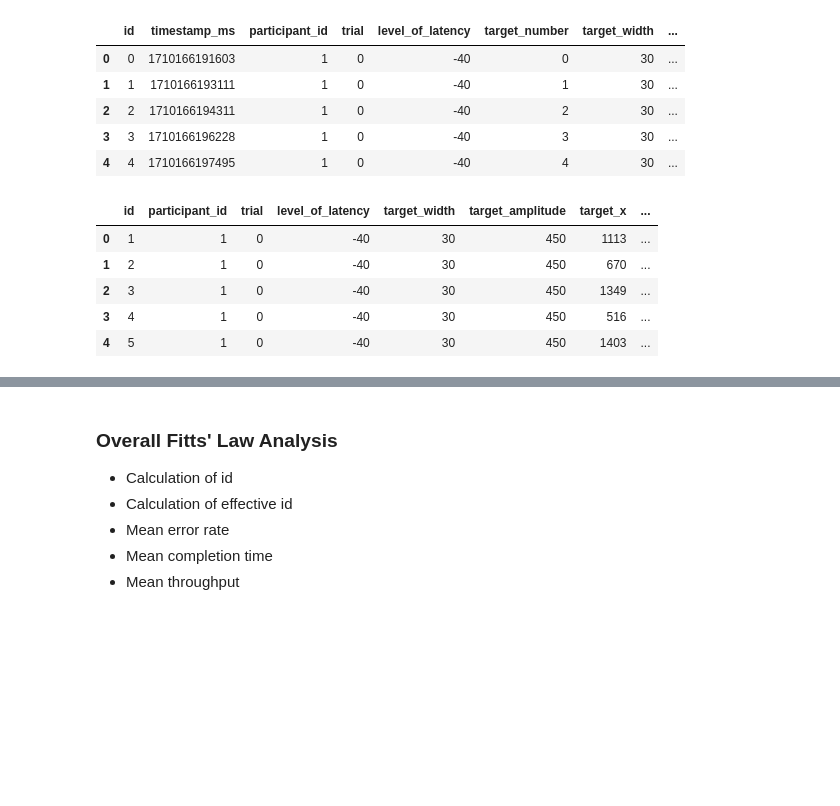
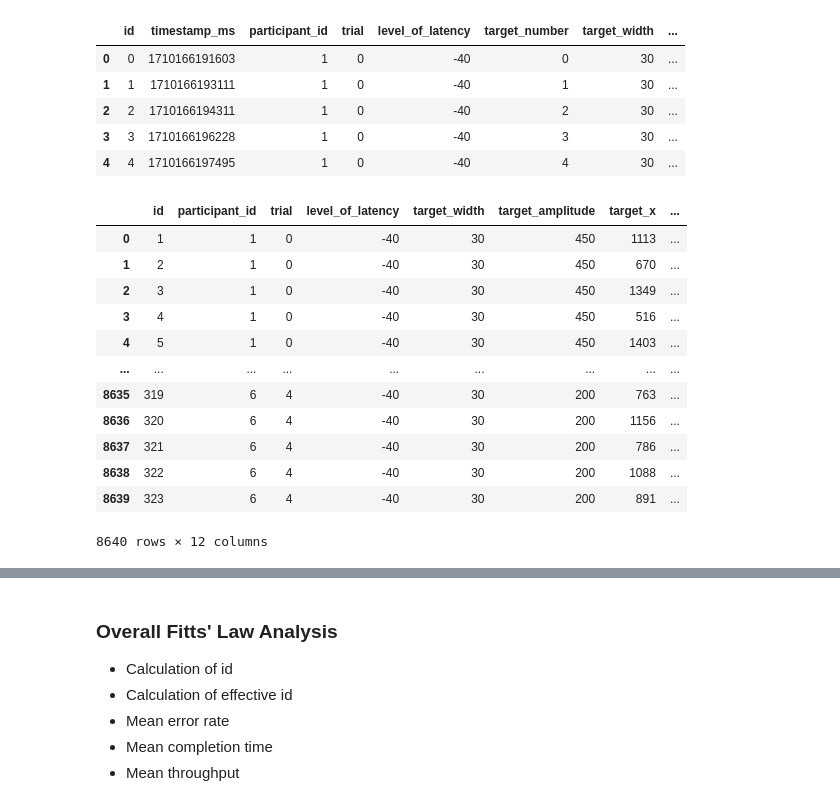
Before and after one commit to lucawoik/SpeedyMouseEvaluation, a Jupyter notebook: descriptive_analysis.ipynb, the cells around one changed output, grey strips where cells are left out. Cells and saved outputs as stored; diff of their text form; code cells hidden in the pictures; blank space fills up the shorter version.

```diff
--- a/descriptive_analysis.ipynb
+++ b/descriptive_analysis.ipynb
@@ -121,16 +122,23 @@ clicks_df.head()
 # %%
 # drop irrelevant columns
 clicks_df = clicks_df.drop(
     ["timestamp_ms", "target_number"], axis=1
 )
 # drop rows of first click in round (no fitts law task)
 clicks_df = clicks_df.drop(clicks_df.loc[clicks_df["id"] % 9 == 0].index, axis=0)
 clicks_df.reset_index(inplace=True, drop=True)
-clicks_df.head()
+clicks_df
 # %% [output]
 |  | id | participant_id | trial | level_of_latency | target_width | target_amplitude | target_x | ... |
 | 0 | 1 | 1 | 0 | -40 | 30 | 450 | 1113 | ... |
 | 1 | 2 | 1 | 0 | -40 | 30 | 450 | 670 | ... |
 | 2 | 3 | 1 | 0 | -40 | 30 | 450 | 1349 | ... |
 | 3 | 4 | 1 | 0 | -40 | 30 | 450 | 516 | ... |
 | 4 | 5 | 1 | 0 | -40 | 30 | 450 | 1403 | ... |
+| ... | ... | ... | ... | ... | ... | ... | ... | ... |
+| 8635 | 319 | 6 | 4 | -40 | 30 | 200 | 763 | ... |
+| 8636 | 320 | 6 | 4 | -40 | 30 | 200 | 1156 | ... |
+| 8637 | 321 | 6 | 4 | -40 | 30 | 200 | 786 | ... |
+| 8638 | 322 | 6 | 4 | -40 | 30 | 200 | 1088 | ... |
+| 8639 | 323 | 6 | 4 | -40 | 30 | 200 | 891 | ... |
+8640 rows × 12 columns
```
Also changed, not shown: parts of 19 cells of this notebook.
